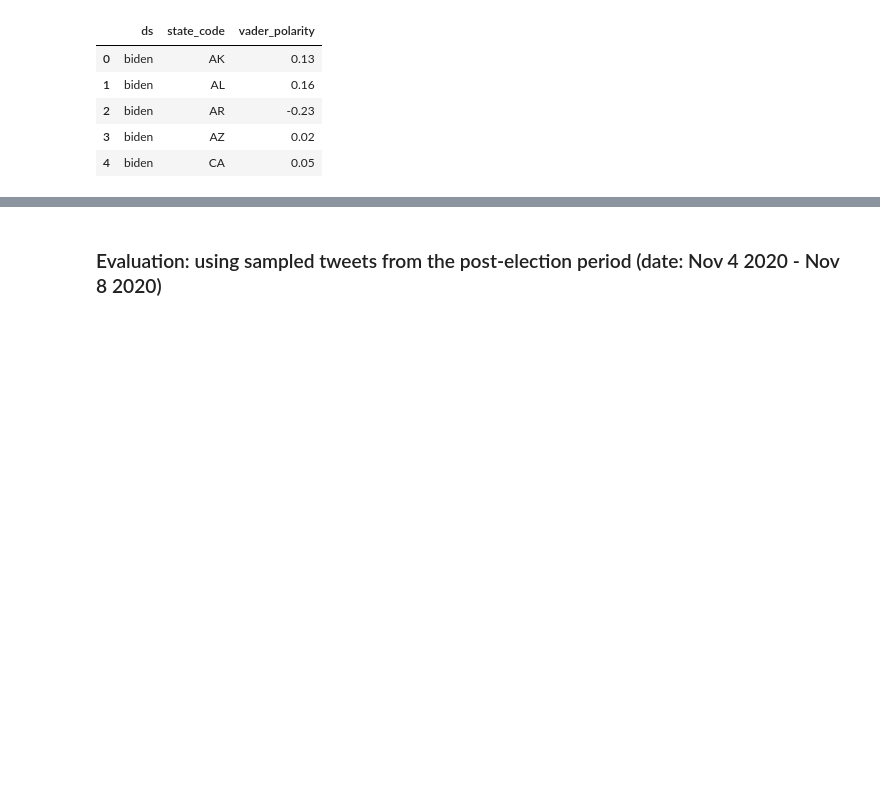
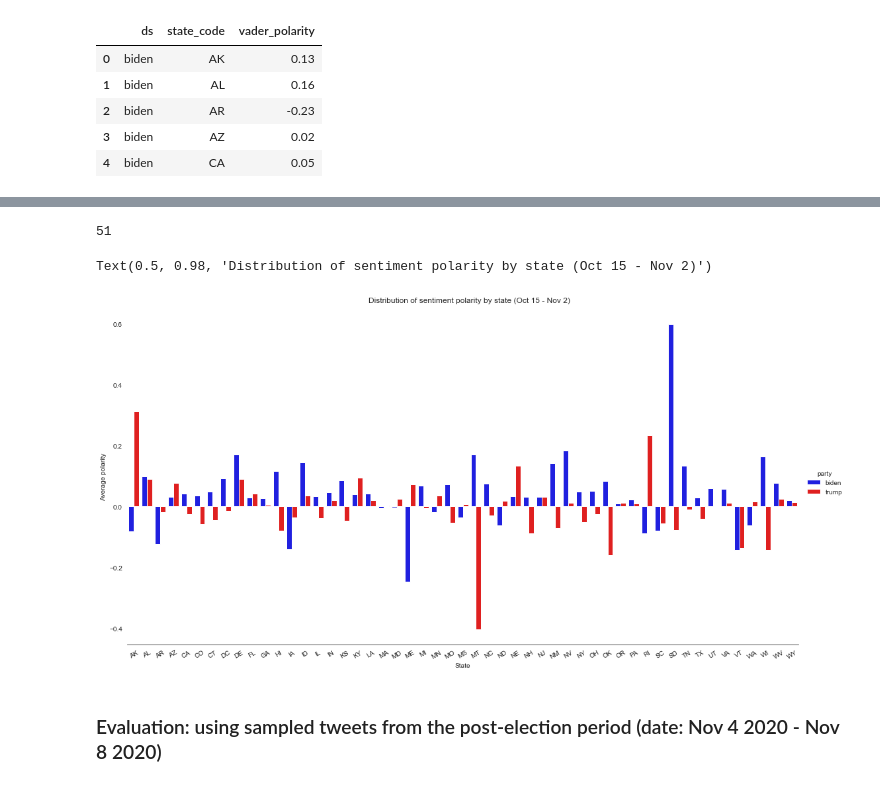
Before and after one commit to cl-xy/us-politics-social-media, a Jupyter notebook: sentiment analysis.ipynb, the cells around one changed output, grey strips where cells are left out. Saved outputs shown, nothing was run; the diff lists cells and outputs as text; code cells hidden in the pictures; blank space fills up the shorter version.

```diff
--- a/sentiment analysis.ipynb
+++ b/sentiment analysis.ipynb
@@ -614,0 +636,3 @@ Text(0.5, 0.98, 'Distribution of sentiment polarity by state (Oct 27 - Nov 3)')
+# %%
+overall_state = overall_sentiments.groupby(['ds', 'state_code'])['vader_polarity'].mean().reset_index()
+overall_state.head()
@@ -615,3 +646,24 @@ Text(0.5, 0.98, 'Distribution of sentiment polarity by state (Oct 27 - Nov 3)')
+# %%
+overall_state['state_code'].nunique()
+# %% [output]
+51
+# %%
+colors = ['#0000FF', '#FF0000']
+sns.set_palette(sns.color_palette(colors))
+
+g = sns.catplot(data = overall_state,
+               kind = 'bar',
+               x = 'state_code', y = 'vader_polarity', hue = 'ds',
+               height=8, aspect=15/8)
+g.despine(left=True)
+g.set_axis_labels('State', 'Average polarity')
+g._legend.set_title('party')
+g.set_xticklabels(rotation=30)
+g.fig.subplots_adjust(top=0.95)
+g.fig.suptitle('Distribution of sentiment polarity by state (Oct 15 - Nov 2)')
+# %% [output]
+Text(0.5, 0.98, 'Distribution of sentiment polarity by state (Oct 15 - Nov 2)')
+[figure, added]
 # %% [markdown]
 ### Evaluation: using sampled tweets from the post-election period (date: Nov 4 2020 - Nov 8 2020)
 # %%
```
Also changed, not shown: parts of 12 cells of this notebook.
